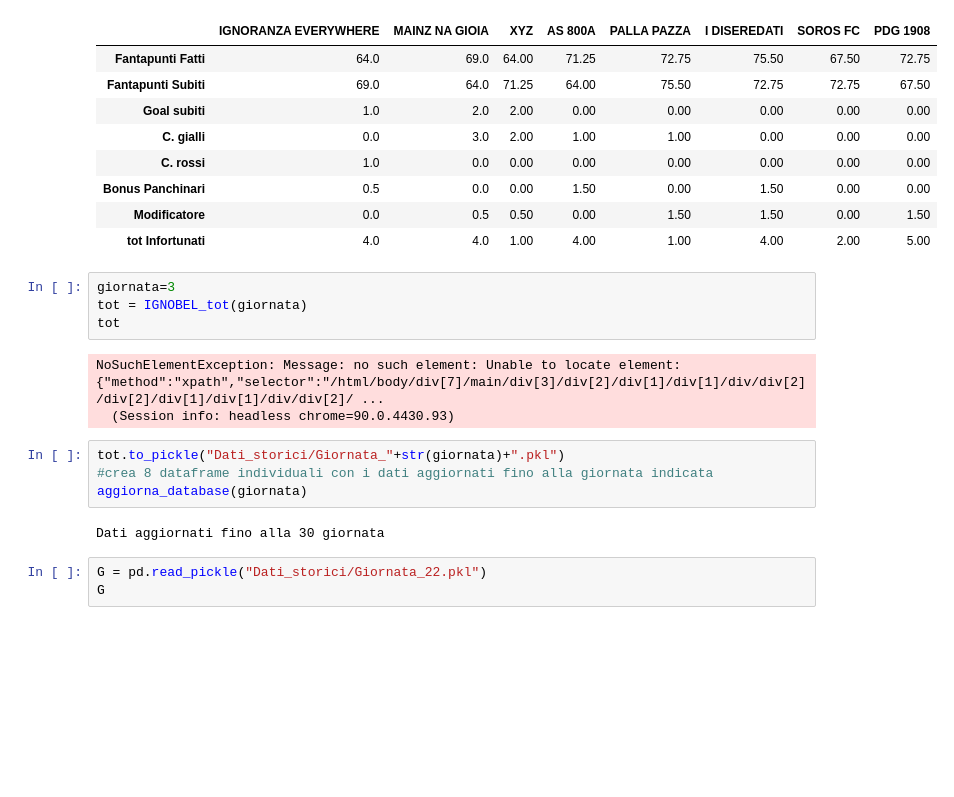
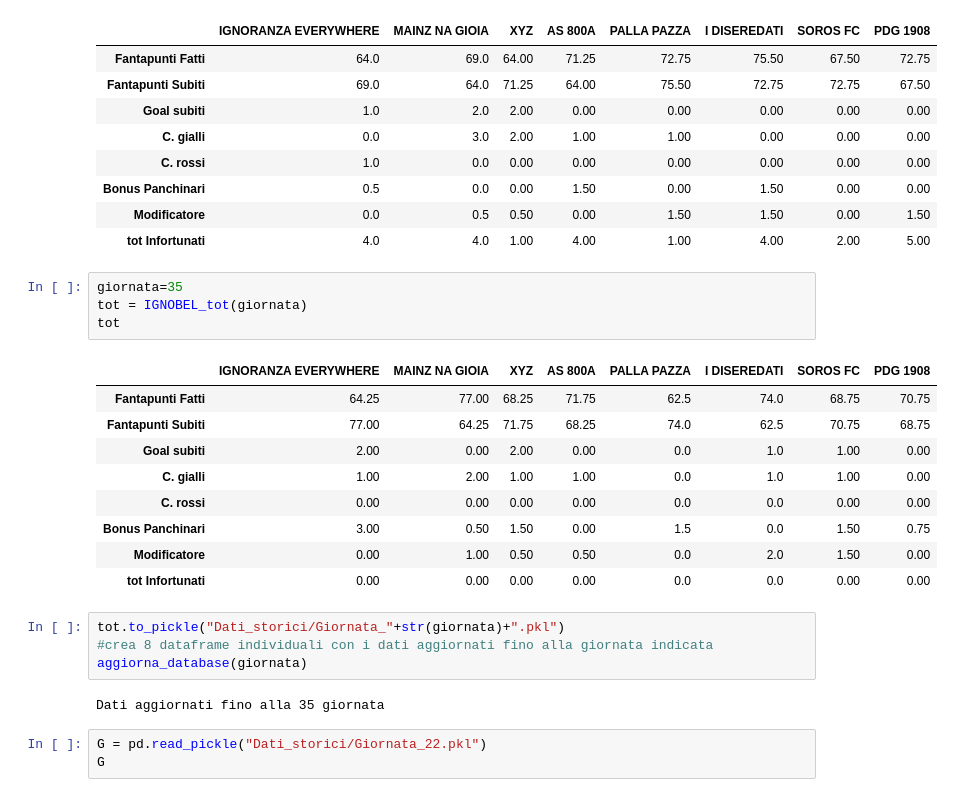
Before and after one commit to lucaagozzino/Fantapalla_simulazioni, a Jupyter notebook: IGNOBEL/IGNOBEL.ipynb, the cells around one changed output. Saved outputs shown, nothing was run; the diff lists cells and outputs as text; blank space fills up the shorter version.

```diff
--- a/IGNOBEL/IGNOBEL.ipynb
+++ b/IGNOBEL/IGNOBEL.ipynb
@@ -77,18 +82,25 @@ tot
 | Modificatore | 0.0 | 0.5 | 0.50 | 0.00 | 1.50 | 1.50 | 0.00 | 1.50 |
 | tot Infortunati | 4.0 | 4.0 | 1.00 | 4.00 | 1.00 | 4.00 | 2.00 | 5.00 |
 # %%
-giornata=3
+giornata=35
 tot = IGNOBEL_tot(giornata)
 tot
 # %% [output]
-NoSuchElementException: Message: no such element: Unable to locate element: {"method":"xpath","selector":"/html/body/div[7]/main/div[3]/div[2]/div[1]/div[1]/div/div[2]/div[2]/div[1]/div[1]/div/div[2]/ ...
-  (Session info: headless chrome=90.0.4430.93)
+|  | IGNORANZA EVERYWHERE | MAINZ NA GIOIA | XYZ | AS 800A | PALLA PAZZA | I DISEREDATI | SOROS FC | PDG 1908 |
+| Fantapunti Fatti | 64.25 | 77.00 | 68.25 | 71.75 | 62.5 | 74.0 | 68.75 | 70.75 |
+| Fantapunti Subiti | 77.00 | 64.25 | 71.75 | 68.25 | 74.0 | 62.5 | 70.75 | 68.75 |
+| Goal subiti | 2.00 | 0.00 | 2.00 | 0.00 | 0.0 | 1.0 | 1.00 | 0.00 |
+| C. gialli | 1.00 | 2.00 | 1.00 | 1.00 | 0.0 | 1.0 | 1.00 | 0.00 |
+| C. rossi | 0.00 | 0.00 | 0.00 | 0.00 | 0.0 | 0.0 | 0.00 | 0.00 |
+| Bonus Panchinari | 3.00 | 0.50 | 1.50 | 0.00 | 1.5 | 0.0 | 1.50 | 0.75 |
+| Modificatore | 0.00 | 1.00 | 0.50 | 0.50 | 0.0 | 2.0 | 1.50 | 0.00 |
+| tot Infortunati | 0.00 | 0.00 | 0.00 | 0.00 | 0.0 | 0.0 | 0.00 | 0.00 |
 # %%
 tot.to_pickle("Dati_storici/Giornata_"+str(giornata)+".pkl")
 #crea 8 dataframe individuali con i dati aggiornati fino alla giornata indicata
 aggiorna_database(giornata)
 # %% [output]
-Dati aggiornati fino alla 30 giornata
+Dati aggiornati fino alla 35 giornata
 # %%
 G = pd.read_pickle("Dati_storici/Giornata_22.pkl")
 G
```
Also changed, not shown: parts of 6 cells of this notebook, 27 other files.
